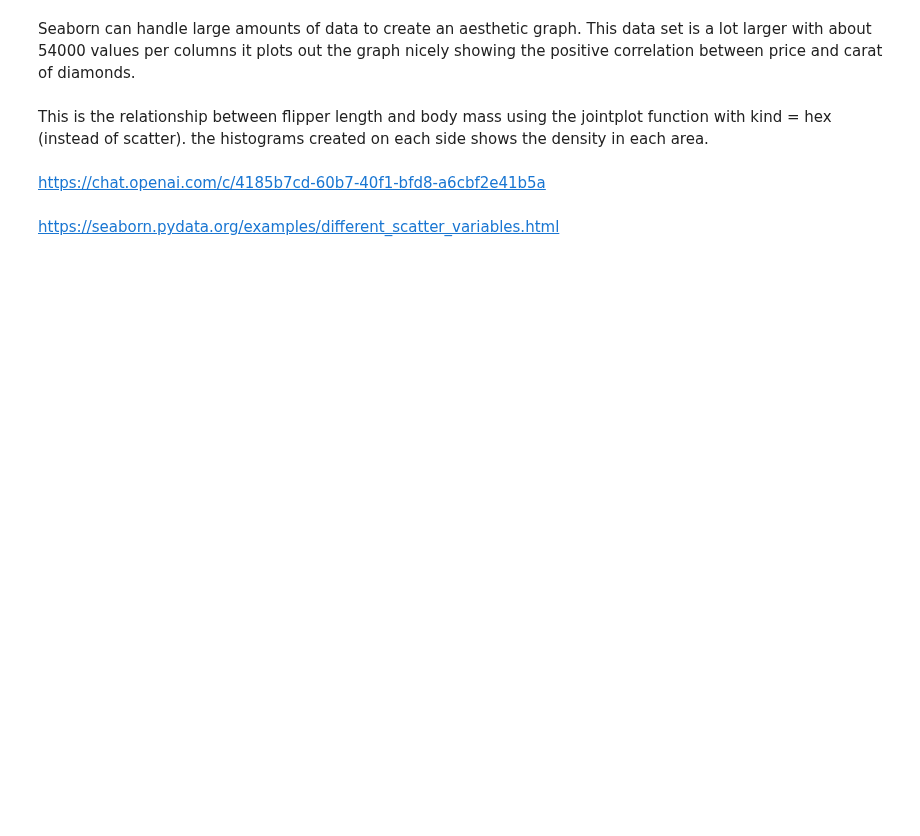
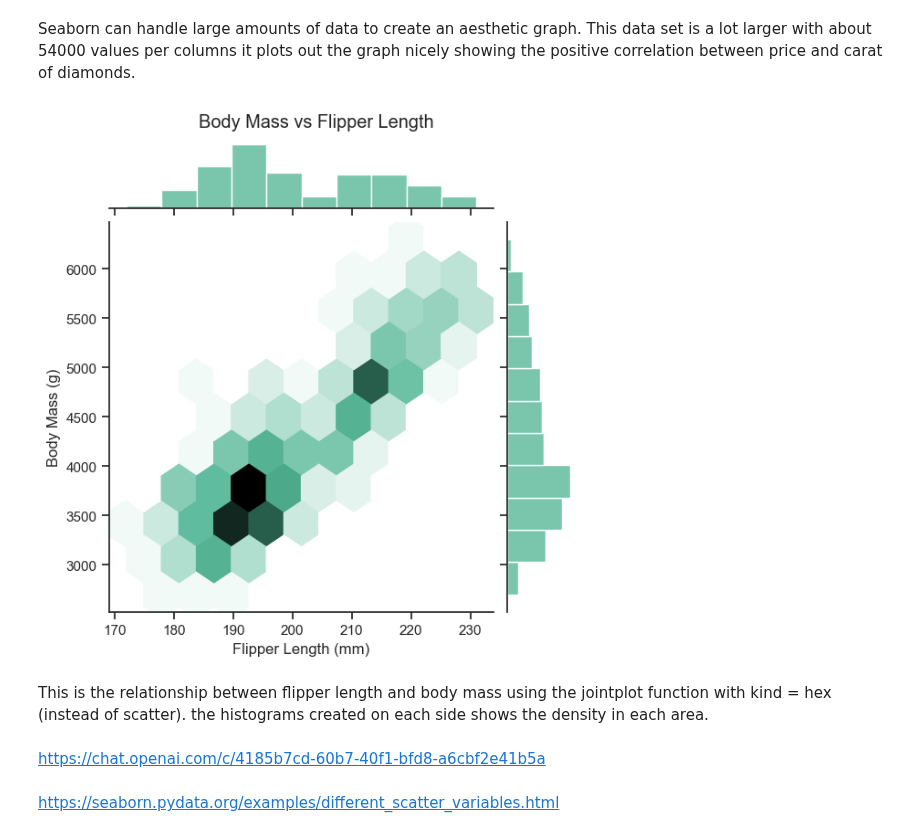
Before and after one commit to saingersoll/squirrel-gurlz, a Jupyter notebook: nbs/diana.ipynb, the cells around one changed output. Drawn from its saved outputs; the diff is of its cells as text; code cells hidden in the pictures; blank space fills up the shorter version.

```diff
--- a/nbs/diana.ipynb
+++ b/nbs/diana.ipynb
@@ -72,17 +70,21 @@ Seaborn can handle large amounts of data to create an aesthetic graph. This data
 # %%
 import numpy as np
 import seaborn as sns
 sns.set_theme(style="ticks")
 
 penguins = sns.load_dataset("penguins")
 a = sns.jointplot(x="flipper_length_mm", y="body_mass_g", #call the data
                kind = "hex", #choose what kind of points you want on the graph
                 color="#4CB391", #choose your color!
                 data=penguins)#call the data
 
 plt.ylabel("Body Mass (g)")
 plt.xlabel("Flipper Length (mm)")
-a.fig.suptitle("Joint Kernel Density Estimate of Bill Length vs Bill Depth (mm)", y =1.02)
+a.fig.suptitle("Body Mass vs Flipper Length", y =1.02)
+
+a.savefig("body_flipperlength_hex")
+# %% [output]
+[figure, added]
 # %% [markdown]
 This is the relationship between flipper length and body mass using the jointplot function with kind = hex (instead of scatter). the histograms created on each side shows the density in each area.
 # %% [markdown]
```
Also changed, not shown: parts of 2 cells of this notebook, 3 other files.
